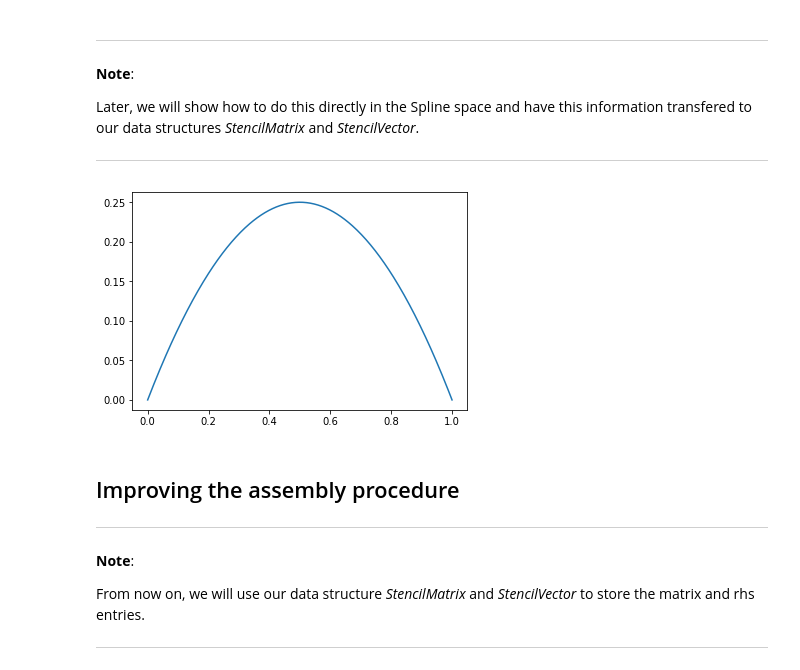
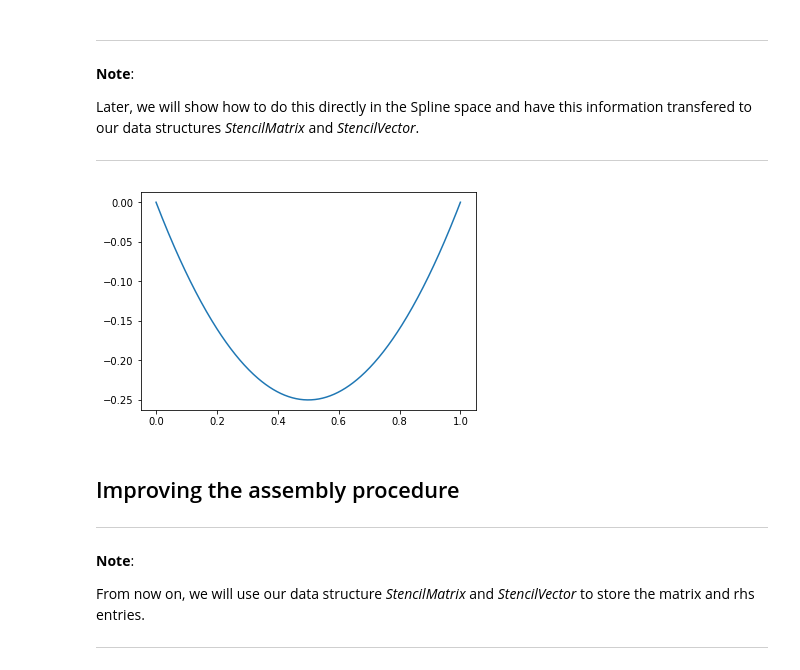
Before and after one commit to pyccel/IGA-Python, a Jupyter notebook: lessons/Chapter0/03_poisson.ipynb, the cells around one changed output. Drawn from its saved outputs; the diff is of its cells as text; code cells hidden in the pictures.

```diff
--- a/lessons/Chapter0/03_poisson.ipynb
+++ b/lessons/Chapter0/03_poisson.ipynb
@@ -91,9 +91,7 @@ def assemble_rhs(V, f):
                 x1    = points_1[g1, ie1]
                 wvol  = weights_1[g1, ie1]
 
-                #v += bi_0 * f(x1) * wvol
-                v += bi_0 * 2. * wvol
-
+                v += bi_0 * f(x1) * wvol
 
             rhs[i1] += v
     # ...
@@ -119,13 +114,11 @@ from spl.fem.splines import SplineSpace
 # %%
 p  = 3    # spline degree
 ne = 32   # number of elements
-n  = p + ne
 
-# to be removed
-knots = make_open_knots(p, n)
+grid = linspace(0., 1., ne+1)
 
 # create a finite element space
-V = SplineSpace(knots, p)
+V = SplineSpace(p, grid=grid)
 # %% [markdown]
 ### Analytical solution
 
@@ -154,20 +147,20 @@ u, info = cg( stiffness, rhs, tol=1e-6, maxiter=5000 )
 # %%
 # TODO - to be replaced by the Field evaluation
 #      - implement setfromarray
 from scipy.interpolate import splev
 
 def evaluate_field(u, x):
-    cu = zeros_like(knots)
+    cu = zeros_like(V.knots)
     # we add a shift because of the homogeneous bc
     cu[1:1+len(u)] = u[:]
-    tck = (knots, cu, p)
+    tck = (V.knots, cu, p)
     y = splev( x, tck )
     return y
 
 grid = linspace(0., 1., 401)
 plot(grid, evaluate_field(u, grid)) ; show()
 # %% [output]
-[figure, old version]
+[figure, new version]
 # %% [markdown]
 ## Improving the assembly procedure
 
```
Also changed, not shown: parts of 7 cells of this notebook, 2 other files.
